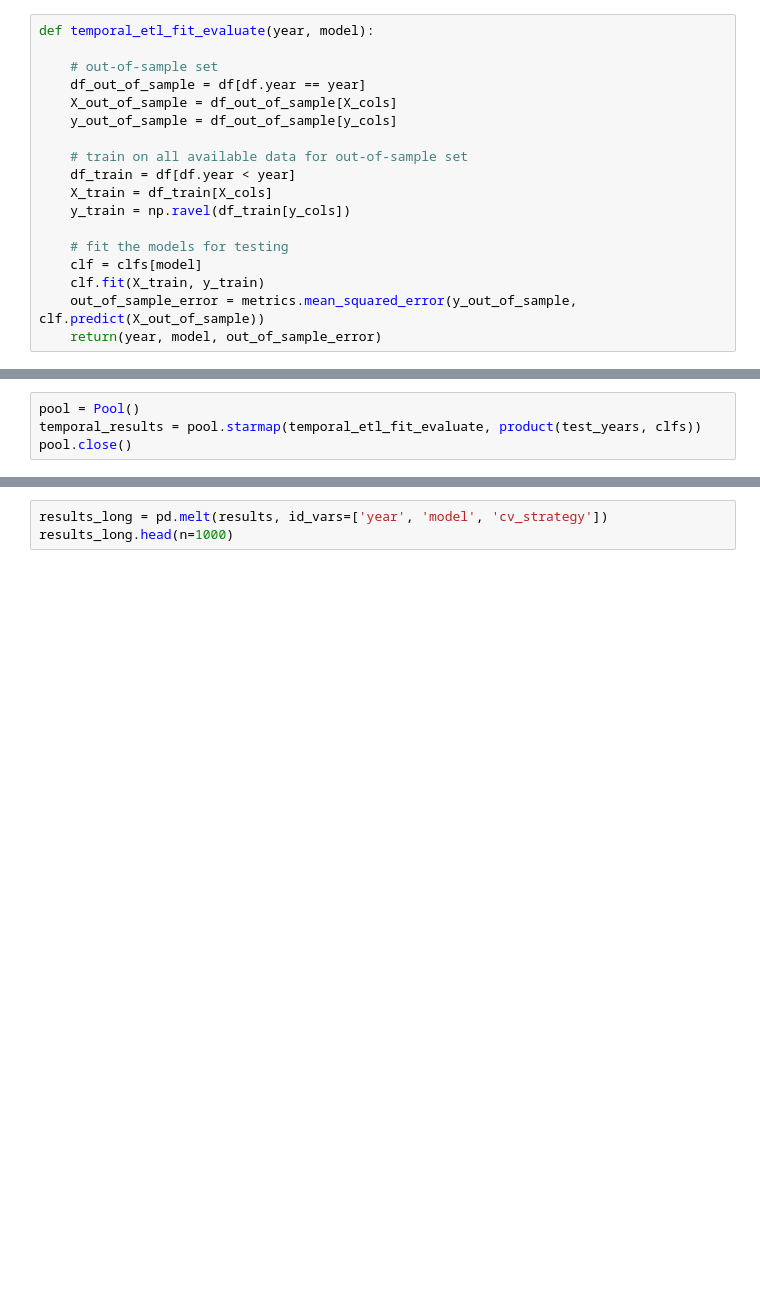
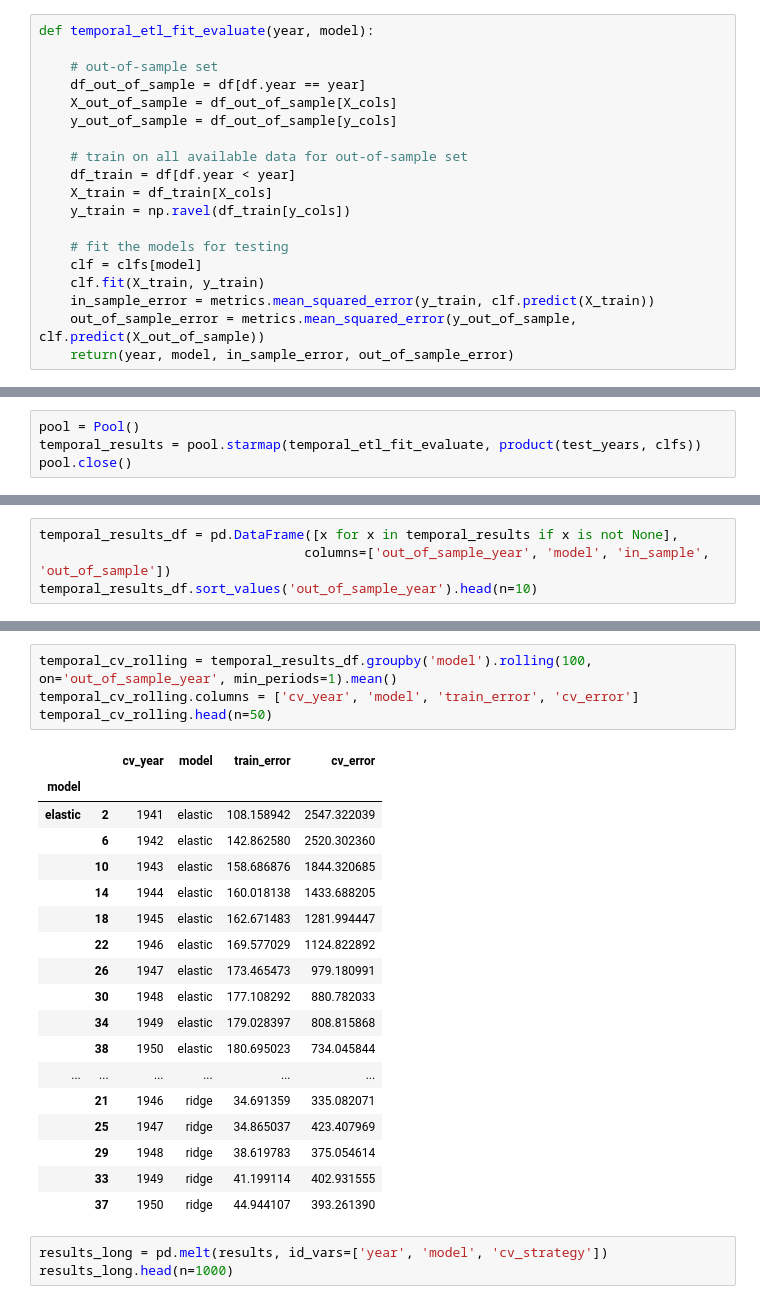
Before and after one commit to dssg/hitchhikers-guide, a Jupyter notebook: curriculum/3_modeling_and_machine_learning/machine-learning/predicting_GDP.ipynb, the cells around one changed output, grey strips where cells are left out. Saved outputs shown, nothing was run; the diff lists cells and outputs as text; blank space fills up the shorter version.

Commit message:
added code to calculate temporal cv statistics

```diff
--- a/curriculum/3_modeling_and_machine_learning/machine-learning/predicting_GDP.ipynb
+++ b/curriculum/3_modeling_and_machine_learning/machine-learning/predicting_GDP.ipynb
@@ -161,5 +225,6 @@ def temporal_etl_fit_evaluate(year, model):
     # fit the models for testing
     clf = clfs[model]
     clf.fit(X_train, y_train)
+    in_sample_error = metrics.mean_squared_error(y_train, clf.predict(X_train))
     out_of_sample_error = metrics.mean_squared_error(y_out_of_sample, clf.predict(X_out_of_sample))
-    return(year, model, out_of_sample_error)
+    return(year, model, in_sample_error, out_of_sample_error)
@@ -219,0 +235,4 @@ results
+# %%
+temporal_results_df = pd.DataFrame([x for x in temporal_results if x is not None],
+                                  columns=['out_of_sample_year', 'model', 'in_sample', 'out_of_sample'])
+temporal_results_df.sort_values('out_of_sample_year').head(n=10)
@@ -220,3 +251,26 @@ results
+# %%
+temporal_cv_rolling = temporal_results_df.groupby('model').rolling(100, on='out_of_sample_year', min_periods=1).mean()
+temporal_cv_rolling.columns = ['cv_year', 'model', 'train_error', 'cv_error']
+temporal_cv_rolling.head(n=50)
+# %% [output]
+|  |  | cv_year | model | train_error | cv_error |
+| model |  |  |  |  |  |
+| elastic | 2 | 1941 | elastic | 108.158942 | 2547.322039 |
+|  | 6 | 1942 | elastic | 142.862580 | 2520.302360 |
+|  | 10 | 1943 | elastic | 158.686876 | 1844.320685 |
+|  | 14 | 1944 | elastic | 160.018138 | 1433.688205 |
+|  | 18 | 1945 | elastic | 162.671483 | 1281.994447 |
+|  | 22 | 1946 | elastic | 169.577029 | 1124.822892 |
+|  | 26 | 1947 | elastic | 173.465473 | 979.180991 |
+|  | 30 | 1948 | elastic | 177.108292 | 880.782033 |
+|  | 34 | 1949 | elastic | 179.028397 | 808.815868 |
+|  | 38 | 1950 | elastic | 180.695023 | 734.045844 |
+| ... | ... | ... | ... | ... | ... |
+|  | 21 | 1946 | ridge | 34.691359 | 335.082071 |
+|  | 25 | 1947 | ridge | 34.865037 | 423.407969 |
+|  | 29 | 1948 | ridge | 38.619783 | 375.054614 |
+|  | 33 | 1949 | ridge | 41.199114 | 402.931555 |
+|  | 37 | 1950 | ridge | 44.944107 | 393.261390 |
 # %%
 results_long = pd.melt(results, id_vars=['year', 'model', 'cv_strategy'])
 results_long.head(n=1000)
```
Also changed, not shown: parts of 20 cells of this notebook.
